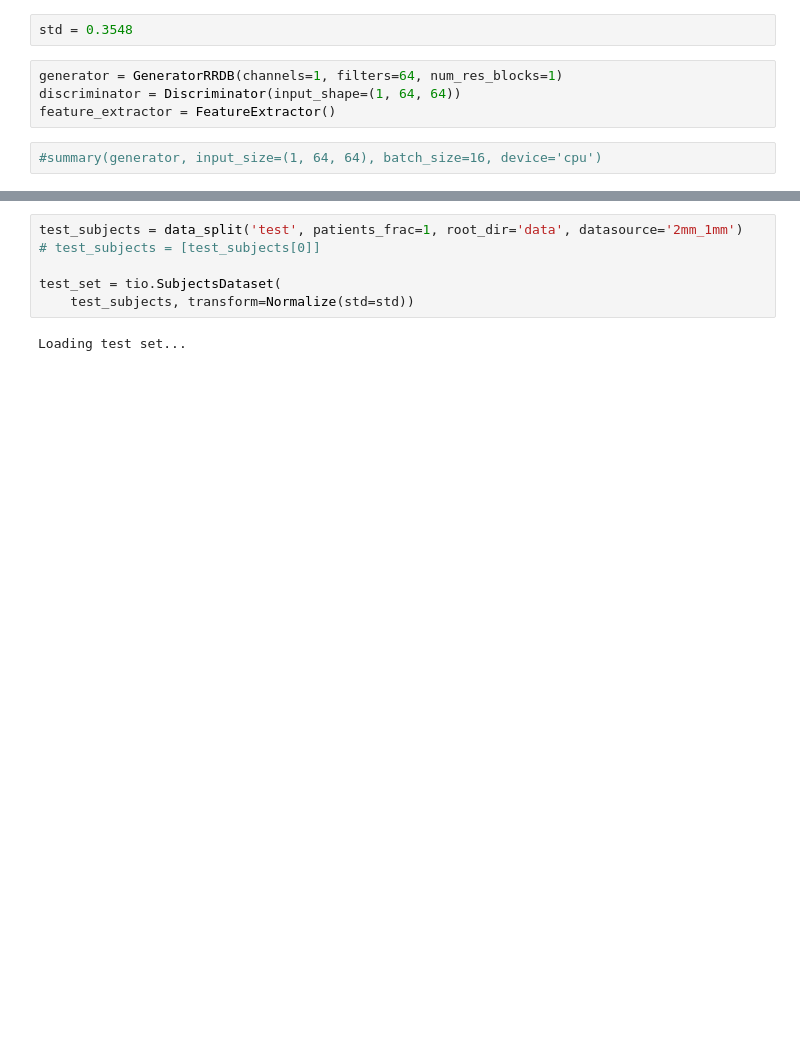
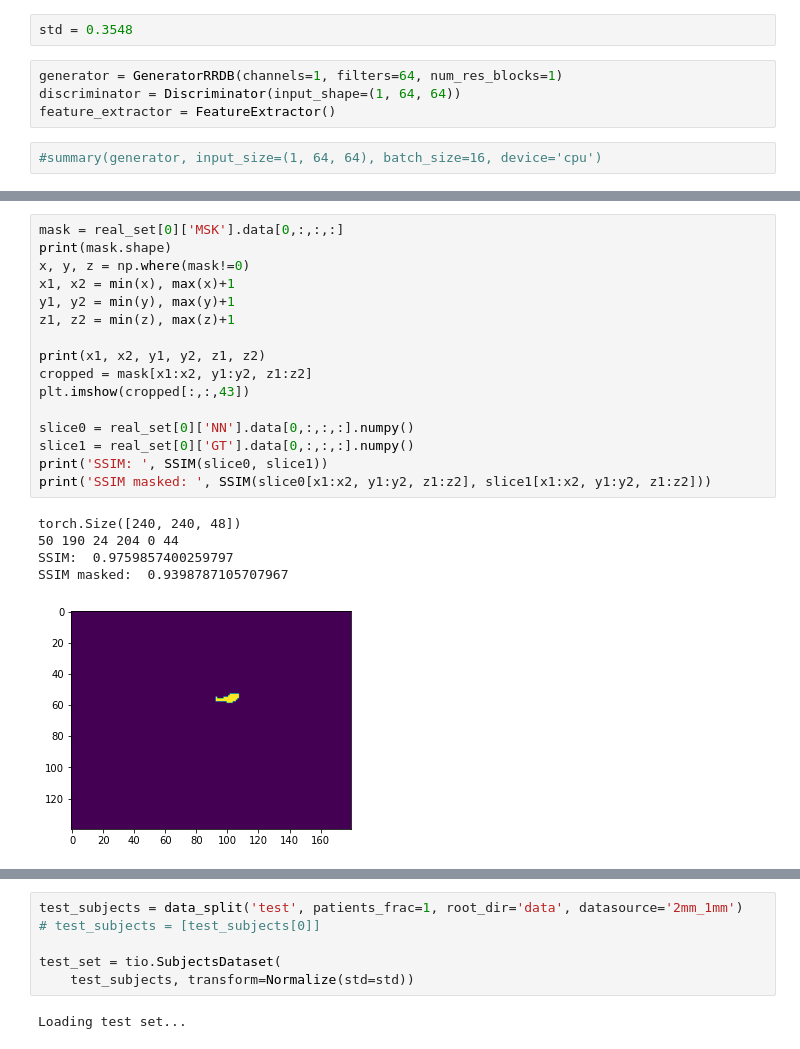
Before and after one commit to rienboonstoppel/SRGan, a Jupyter notebook: predict.ipynb, the cells around one changed output, grey strips where cells are left out. Drawn from its saved outputs; the diff is of its cells as text; blank space fills up the shorter version.

```diff
--- a/predict.ipynb
+++ b/predict.ipynb
@@ -56 +54,23 @@ real_set[0].plot()
+# %%
+mask = real_set[0]['MSK'].data[0,:,:,:]
+print(mask.shape)
+x, y, z = np.where(mask!=0)
+x1, x2 = min(x), max(x)+1
+y1, y2 = min(y), max(y)+1
+z1, z2 = min(z), max(z)+1
+
+print(x1, x2, y1, y2, z1, z2)
+cropped = mask[x1:x2, y1:y2, z1:z2]
+plt.imshow(cropped[:,:,43])
+
+slice0 = real_set[0]['NN'].data[0,:,:,:].numpy()
+slice1 = real_set[0]['GT'].data[0,:,:,:].numpy()
+print('SSIM: ', SSIM(slice0, slice1))
+print('SSIM masked: ', SSIM(slice0[x1:x2, y1:y2, z1:z2], slice1[x1:x2, y1:y2, z1:z2]))
+# %% [output]
+torch.Size([240, 240, 48])
+50 190 24 204 0 44
+SSIM:  0.9759857400259797
+SSIM masked:  0.9398787105707967
+[figure, added]
 # %%
```
Also changed, not shown: parts of 12 cells of this notebook, 2 other files.
